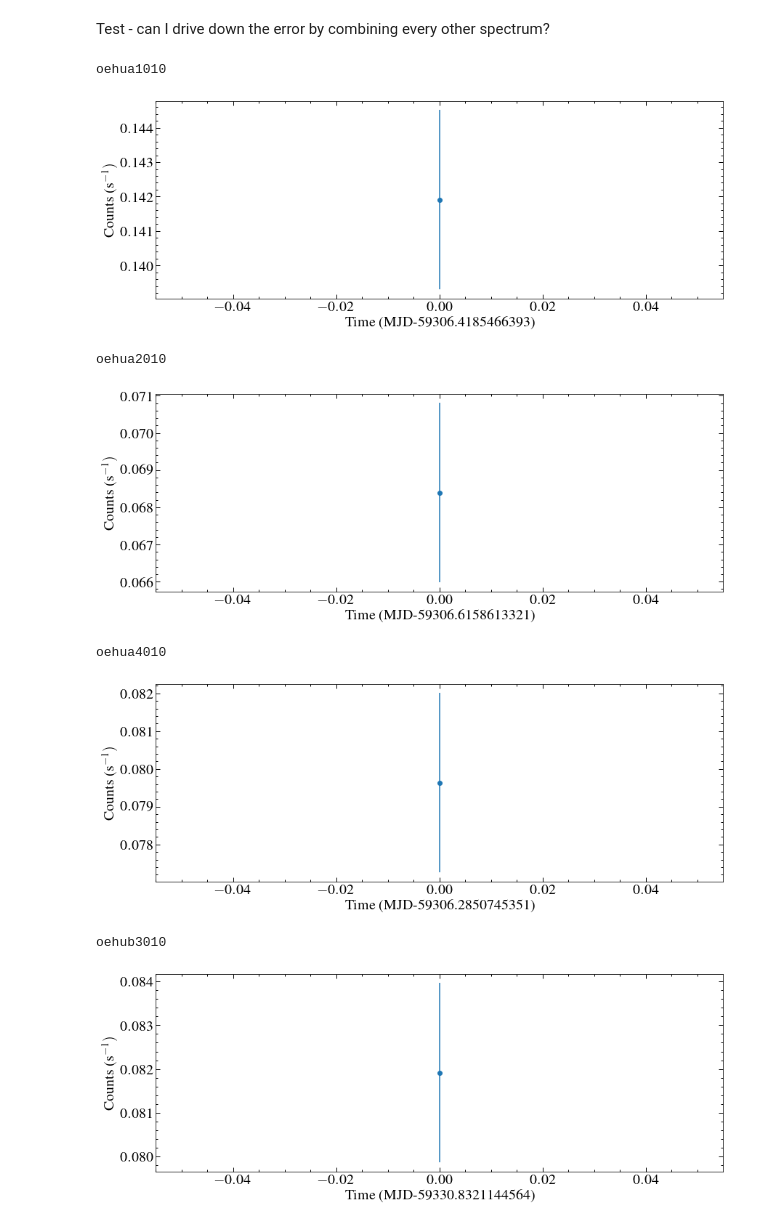
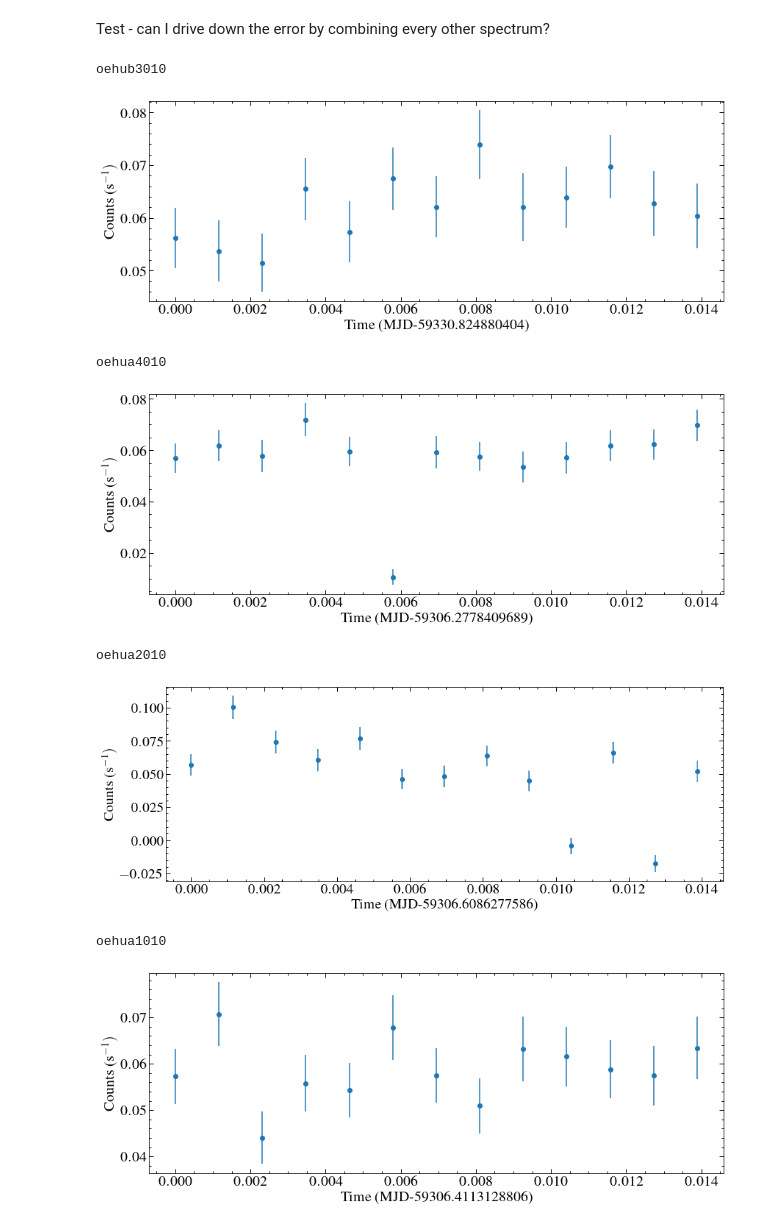
Before and after one commit to davidjwilson/pceb, a Jupyter notebook: eg_uma/eg_uma_stis_lc.ipynb, the cells around one changed output. Drawn from its saved outputs; the diff is of its cells as text; code cells hidden in the pictures.

```diff
--- a/eg_uma/eg_uma_stis_lc.ipynb
+++ b/eg_uma/eg_uma_stis_lc.ipynb
@@ -36,8 +33,8 @@ The following tasks in the stistools package can be run with TEAL:
 # %% [markdown]
 First define some paths pointing to where the data is, and the output. For this example, I retrieved the dataset O5B688040 from MAST. https://archive.stsci.edu/cgi-bin/mastpreview?mission=hst&dataid=O5B688040. You'll want to tick all of the boxes for what data you want on the retrieval page (calibrated, uncalibrated etc.).
 # %%
-datapath = '/media/david/5tb_storage1/eg_uma/hst/stis/data/'
-outpath = '/media/david/5tb_storage1/eg_uma/lc_output/'
+datapath = '/media/david/2tb_ext_hd/hddata/eg_uma/hst/stis/'
+outpath = 'lc_output/'
 # %% [markdown]
 First let's have a look at the spectrum. Here there's only one dataset, but the whole notebook is written to work on multiple datasets at once if needed.
 # %%
@@ -77,7 +74,7 @@ The most important decision is what time step to use. This will depend on what y
 
 Now run intagg on each tagfile. This will make a new "raw" file with multiple extensions, where each extension after the first contains the events for one time bin. Note that stistools doens't like makeing repeat files, so if you want to re-run this you need to remove all new raw files, x1ds files etc from the output directory. https://stistools.readthedocs.io/en/latest/inttag.html
 # %%
-t_bin = 675 #in seconds
+t_bin = 50 #in seconds
 
 for tag in tags:
     rootname = fits.getheader(tag)['ROOTNAME'] #find the rootname of the tagfile to name the output file
@@ -286,39 +283,41 @@ for x in new_x1ds:
             data = ext.data[0]
             hdr = ext.header
             ti = (hdr['EXPSTART']) #should be the start of each even bin
             w, fi, ei , dqi = (data['WAVELENGTH'], data['NET'], data['NET_ERROR'], data['DQ'])
             fluxes.append(fi)
             flux_errors.append(ei)
             dqs.append(dqi)
 
         f, e = spectra_adder(np.array(fluxes), np.array(flux_errors))
         dq = np.sum(np.array(dqs), axis=0)
         time.append(ti)
         w0, w1 = wavelength_edges(w)
-        mask  = (w > band[0]) & (w < band[1]) & (dq == 0)
+        # mask  = (w > band[0]) & (w < band[1]) & (dq == 0)
+        mask  = (w < band[0]) | (w > band[1])
+
         w0, w1, f, e = w0[mask], w1[mask], f[mask], e[mask]
         fi = np.sum(f*(w1-w0))
         ei = (np.sum(e**2 * (w1-w0)**2))**0.5
         flux.append(fi)
         error.append(ei)
 
 
     hdul.close()
     time, flux, error = np.array(time), np.array(flux), np.array(error)
     t0 = time[0]
     plt.errorbar(time-t0, flux, yerr = error, marker='o', ls='none') #plot the light curve
     plt.ylabel('Counts (s$^{-1})$')
     plt.xlabel('Time (MJD-{})'.format(t0))
     plt.show()
 
   #  save_data = Table([time*cds.MJD, flux/u.s, error/u.s], names = ['TIME', 'FLUX', 'ERROR'])
   #  ascii.write(save_data, '{}{}_{}s_lc.ecsv'.format(outpath, rootname, t_bin), format = 'ecsv', overwrite=True)
 # %% [output]
-oehua1010
+oehub3010
-[figure, old version]
+[figure, new version]
-oehua2010
+oehua4010
-[figure, old version]
+[figure, new version]
-oehua4010
+oehua2010
-[figure, old version]
+[figure, new version]
-oehub3010
+oehua1010
-[figure, old version]
+[figure, new version]
```
Also changed, not shown: parts of 12 cells of this notebook, 24 other files.
